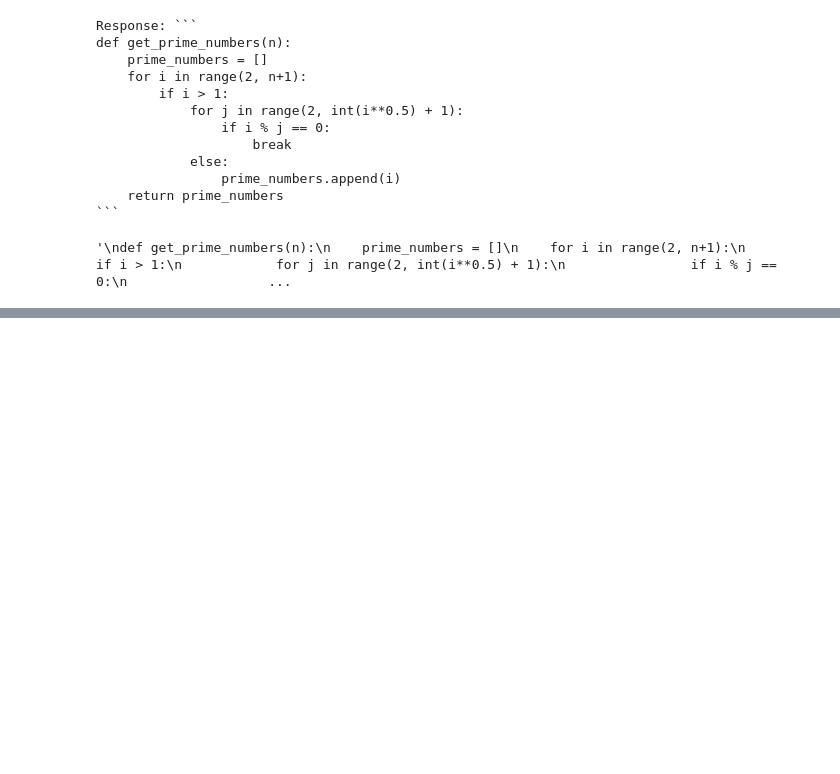
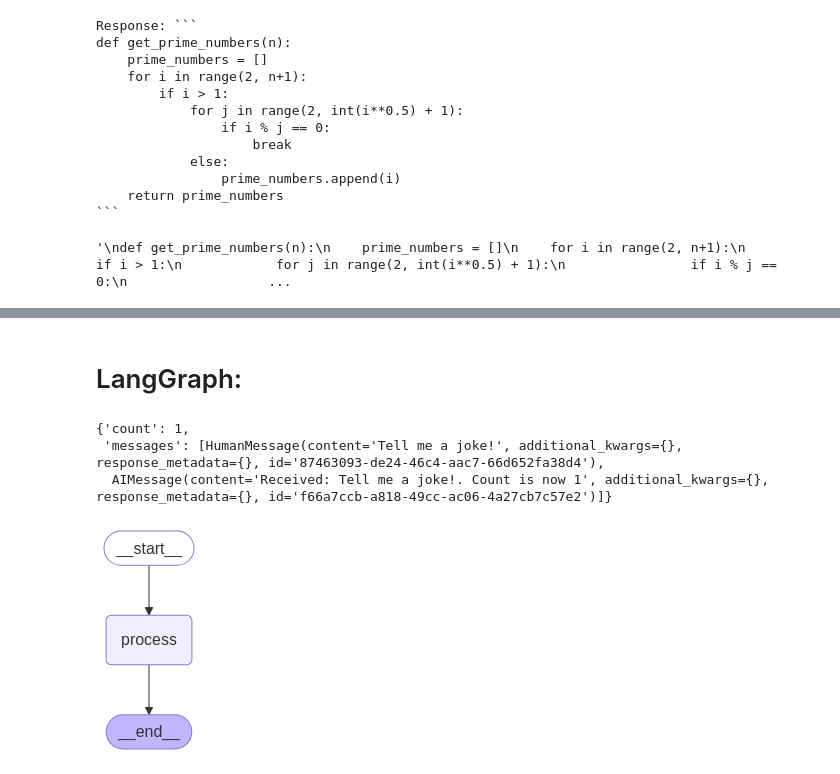
Before and after one commit to VTVL138/plotter-agent, a Jupyter notebook: src/experiment/exp.ipynb, the cells around one changed output, grey strips where cells are left out. Cells and saved outputs as stored; diff of their text form; code cells hidden in the pictures; blank space fills up the shorter version.

```diff
--- a/src/experiment/exp.ipynb
+++ b/src/experiment/exp.ipynb
@@ -179,0 +199,2 @@ Action: generate_code
+# %% [markdown]
+# LangGraph:
@@ -179,0 +298,13 @@ Action: generate_code
+# %%
+complex_graph = create_complex_graph()
+initial_state = ComplexState(count=0, messages=[HumanMessage(content="Tell me a joke!")])
+result = complex_graph.invoke(initial_state)
+result
+# %% [output]
+{'count': 1,
+ 'messages': [HumanMessage(content='Tell me a joke!', additional_kwargs={}, response_metadata={}, id='87463093-de24-46c4-aac7-66d652fa38d4'),
+  AIMessage(content='Received: Tell me a joke!. Count is now 1', additional_kwargs={}, response_metadata={}, id='f66a7ccb-a818-49cc-ac06-4a27cb7c57e2')]}
+# %%
+visualize_graph(complex_graph)
+# %% [output]
+[figure, added]
```
Also changed, not shown: parts of 21 cells of this notebook, 6 other files.
